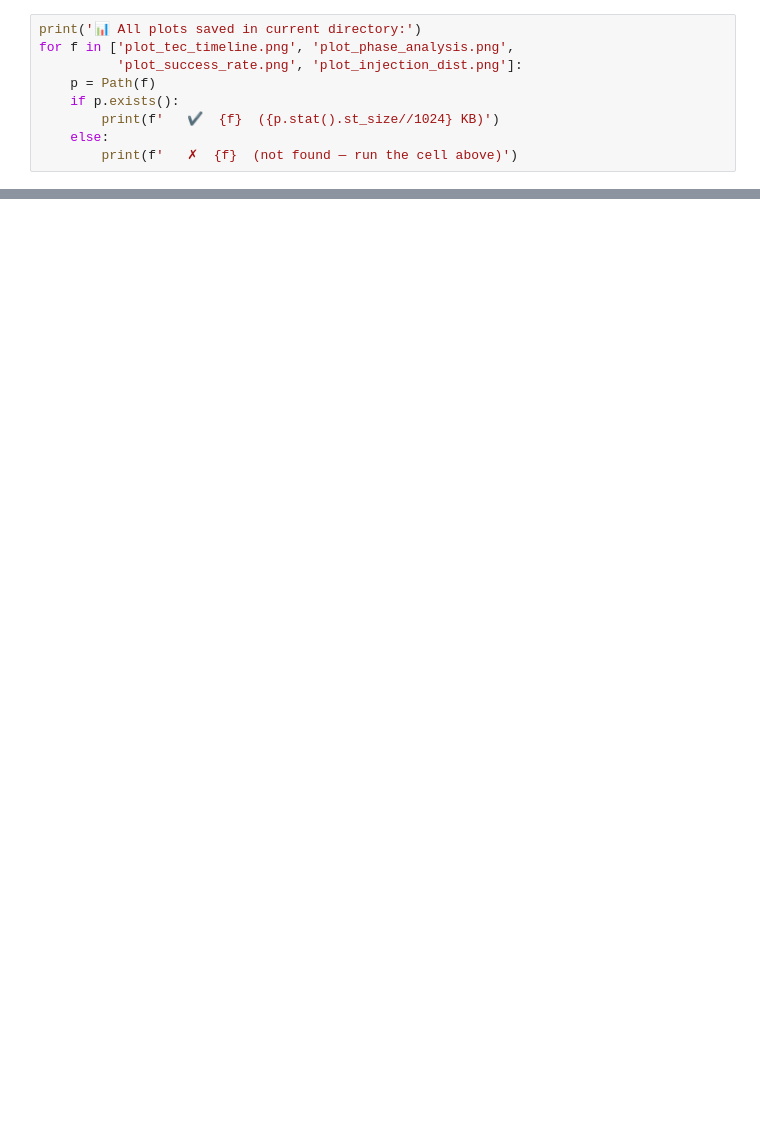
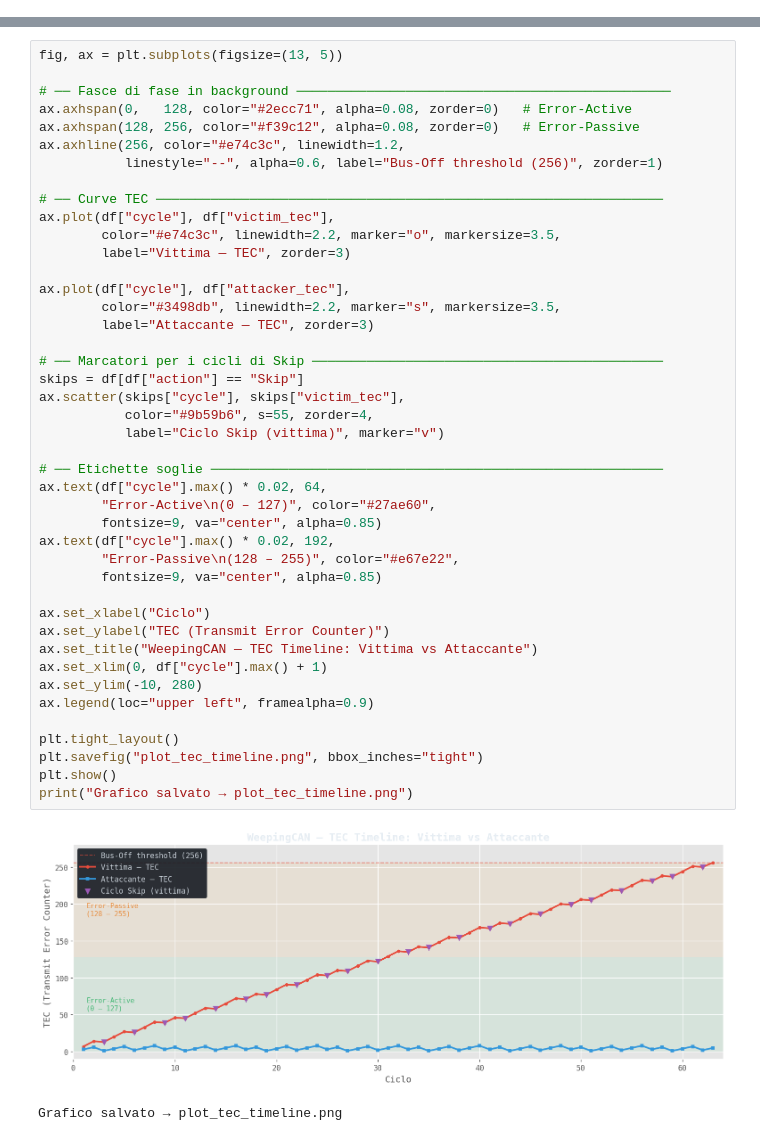
Before and after one commit to alessandro-vulcu-code/CPS-Project-1, a Jupyter notebook: Notebook/weepingcan_analysis.ipynb, the cells around one changed output, grey strips where cells are left out. Saved outputs shown, nothing was run; the diff lists cells and outputs as text; blank space fills up the shorter version.

```diff
--- a/Notebook/weepingcan_analysis.ipynb
+++ b/Notebook/weepingcan_analysis.ipynb
@@ -601,9 +25,0 @@ WeepingCAN Simulation — Summary Statistics
-# %%
-print('📊 All plots saved in current directory:')
-for f in ['plot_tec_timeline.png', 'plot_phase_analysis.png',
-          'plot_success_rate.png', 'plot_injection_dist.png']:
-    p = Path(f)
-    if p.exists():
-        print(f'   ✔  {f}  ({p.stat().st_size//1024} KB)')
-    else:
-        print(f'   ✗  {f}  (not found — run the cell above)')
@@ -609,0 +168,46 @@ for f in ['plot_tec_timeline.png', 'plot_phase_analysis.png',
+# %%
+fig, ax = plt.subplots(figsize=(13, 5))
+
+# ── Fasce di fase in background ────────────────────────────────────────────────
+ax.axhspan(0,   128, color="#2ecc71", alpha=0.08, zorder=0)   # Error-Active
+ax.axhspan(128, 256, color="#f39c12", alpha=0.08, zorder=0)   # Error-Passive
+ax.axhline(256, color="#e74c3c", linewidth=1.2,
+           linestyle="--", alpha=0.6, label="Bus-Off threshold (256)", zorder=1)
+
+# ── Curve TEC ─────────────────────────────────────────────────────────────────
+ax.plot(df["cycle"], df["victim_tec"],
+        color="#e74c3c", linewidth=2.2, marker="o", markersize=3.5,
+        label="Vittima — TEC", zorder=3)
+
+ax.plot(df["cycle"], df["attacker_tec"],
+        color="#3498db", linewidth=2.2, marker="s", markersize=3.5,
+        label="Attaccante — TEC", zorder=3)
+
+# ── Marcatori per i cicli di Skip ─────────────────────────────────────────────
+skips = df[df["action"] == "Skip"]
+ax.scatter(skips["cycle"], skips["victim_tec"],
+           color="#9b59b6", s=55, zorder=4,
+           label="Ciclo Skip (vittima)", marker="v")
+
+# ── Etichette soglie ──────────────────────────────────────────────────────────
+ax.text(df["cycle"].max() * 0.02, 64,
+        "Error-Active\n(0 – 127)", color="#27ae60",
+        fontsize=9, va="center", alpha=0.85)
+ax.text(df["cycle"].max() * 0.02, 192,
+        "Error-Passive\n(128 – 255)", color="#e67e22",
+        fontsize=9, va="center", alpha=0.85)
+
+ax.set_xlabel("Ciclo")
+ax.set_ylabel("TEC (Transmit Error Counter)")
+ax.set_title("WeepingCAN — TEC Timeline: Vittima vs Attaccante")
+ax.set_xlim(0, df["cycle"].max() + 1)
+ax.set_ylim(-10, 280)
+ax.legend(loc="upper left", framealpha=0.9)
+
+plt.tight_layout()
+plt.savefig("plot_tec_timeline.png", bbox_inches="tight")
+plt.show()
+print("Grafico salvato → plot_tec_timeline.png")
+# %% [output]
+[figure, added]
+Grafico salvato → plot_tec_timeline.png
```
Also changed, not shown: parts of 25 cells of this notebook, 11 other files.
